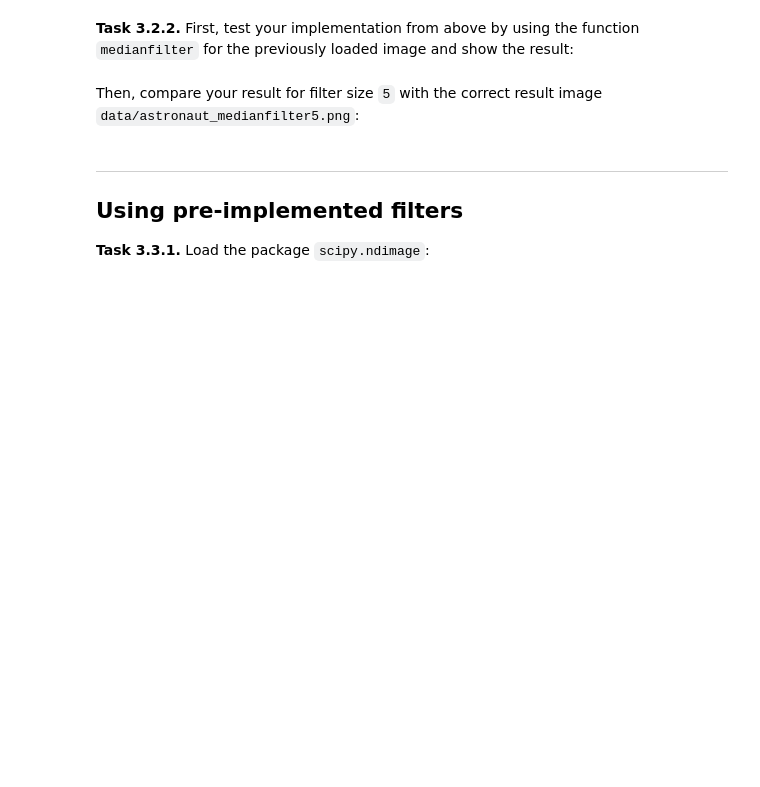
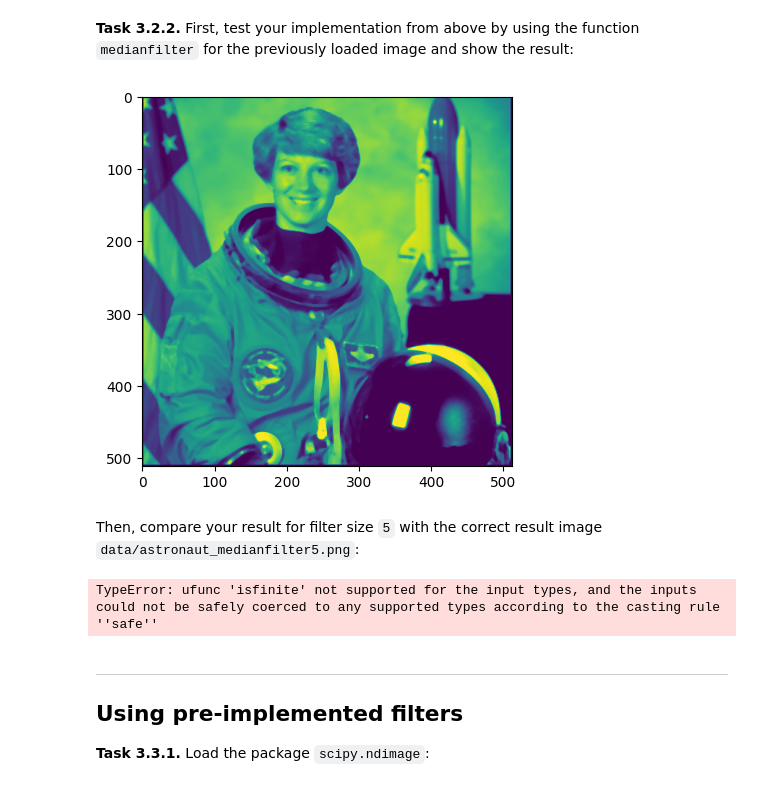
Before and after one commit to annavdh26/mobi-fs3-python1, a Jupyter notebook: task3.ipynb, the cells around one changed output. Saved outputs shown, nothing was run; the diff lists cells and outputs as text; code cells hidden in the pictures; blank space fills up the shorter version.

```diff
--- a/task3.ipynb
+++ b/task3.ipynb
@@ -59,7 +53,32 @@ def medianfilter(img, size):
+# %%
+imgmedian= img.copy()
+def medianfilter(img, size):
+    result = numpy.zeros(img.shape)
+    # write your code here
+    n = (size - 1) // 2
+    for p in numpy.ndindex(imgmedian.shape):
+        if p[0] >= n and p[0]<imgmedian.shape[0]-n and p[1]>=n and p[1]<imgmedian.shape[1]-n:
+            intensities = list()
+            for q in numpy.ndindex(size, size):
+                i = imgmedian[p[0]+q[0]-n,p[1]+q[1]-n]
+                intensities.append(i)
+            intensities.sort()
+            result[p]=intensities[len(intensities)//2]
+    return result
 # %% [markdown]
 **<a id="#">Task 3.2.2.</a>** First, test your implementation from above by using the function `medianfilter` for the previously loaded image and show the result:
+# %%
+
+imgmedian3=plt.imshow(medianfilter(imgmedian, 5))
+# %% [output]
+[figure, added]
 # %% [markdown]
 Then, compare your result for filter size `5` with the correct result image `data/astronaut_medianfilter5.png`:
+# %%
+imgmedian5=plt.imread('data/astronaut_medianfilter5.png')
+assert numpy.allclose(imgmedian3,imgmedian5, atol=1/255)
+# %% [output]
+TypeError: ufunc 'isfinite' not supported for the input types, and the inputs could not be safely coerced to any supported types according to the casting rule ''safe''
 # %% [markdown]
 ---
 
```
Also changed, not shown: parts of 8 cells of this notebook.
